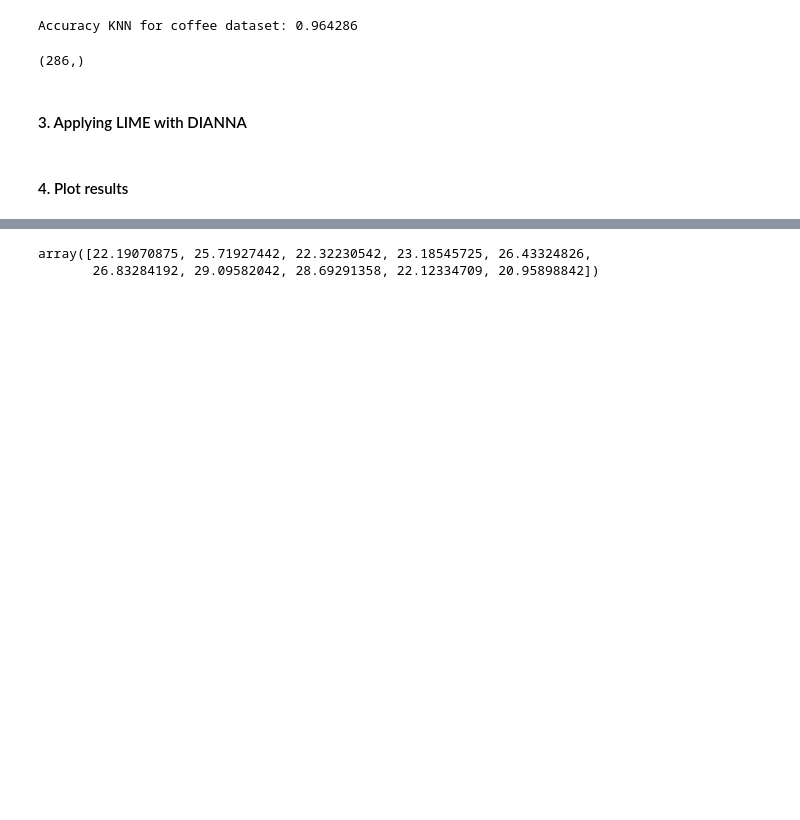
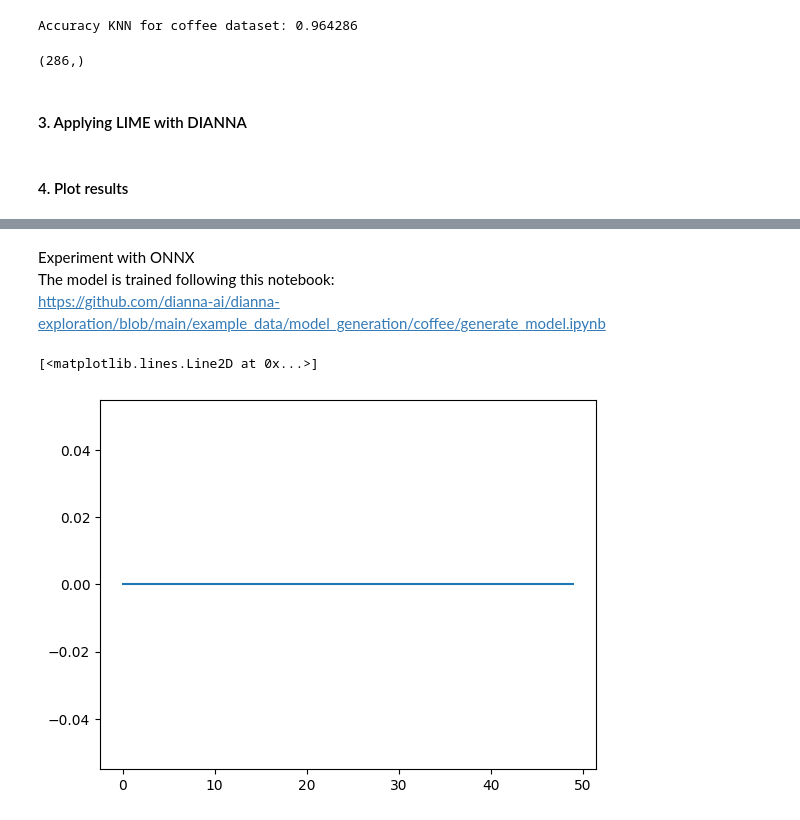
Before and after one commit to dianna-ai/dianna, a Jupyter notebook: tutorials/lime_timeseries_coffee.ipynb, the cells around one changed output, grey strips where cells are left out. Drawn from its saved outputs; the diff is of its cells as text; code cells hidden in the pictures; blank space fills up the shorter version.

Commit message:
add example with onnx model

```diff
--- a/tutorials/lime_timeseries_coffee.ipynb
+++ b/tutorials/lime_timeseries_coffee.ipynb
@@ -170,5 +85,38 @@ distance = dtw_distance(series, masked_data = masked)
-# %%
-distance
-# %% [output]
-array([22.19070875, 25.71927442, 22.32230542, 23.18545725, 26.43324826,
-       26.83284192, 29.09582042, 28.69291358, 22.12334709, 20.95898842])
+# %% [markdown]
+Experiment with ONNX <br>
+The model is trained following this notebook: <br>
+https://github.com/dianna-ai/dianna-exploration/blob/main/example_data/model_generation/coffee/generate_model.ipynb
+# %%
+from dianna.utils.onnx_runner import SimpleModelRunner
+import numpy as np
+
+model_path = 'coffee.onnx'
+loaded_model = SimpleModelRunner(model_path)
+coffee_train_x_numpy = coffee_train_x.to_numpy().astype(np.float32)
+predictions = loaded_model(coffee_train_x_numpy)
+# %%
+import onnxruntime as ort
+
+def run_model(data):
+    # model must receive input in the order of [batch, timeseries, channels]
+    # data = data.transpose([0,2,1])
+    # get ONNX predictions
+    sess = ort.InferenceSession(model_path)
+    input_name = sess.get_inputs()[0].name
+    output_name = sess.get_outputs()[0].name
+
+    onnx_input = {input_name: data.astype(np.float32)}
+    pred_onnx = sess.run([output_name], onnx_input)[0]
+
+    return pred_onnx
+# %%
+exp = dianna.explain_timeseries(run_model, timeseries_data=coffee_train_x_numpy[:1], method='lime',
+                                labels=[0], class_names=class_names[1], num_features=num_features,
+                                num_samples=10, num_slices=num_slices, distance_method='cosine')
+# %%
+results = exp.local_exp[0]
+results = [i for _, i in exp.local_exp[0]]
+plt.plot(results)
+# %% [output]
+[<matplotlib.lines.Line2D at 0x...>]
+[figure, added]
```
Also changed, not shown: parts of 10 cells of this notebook.
